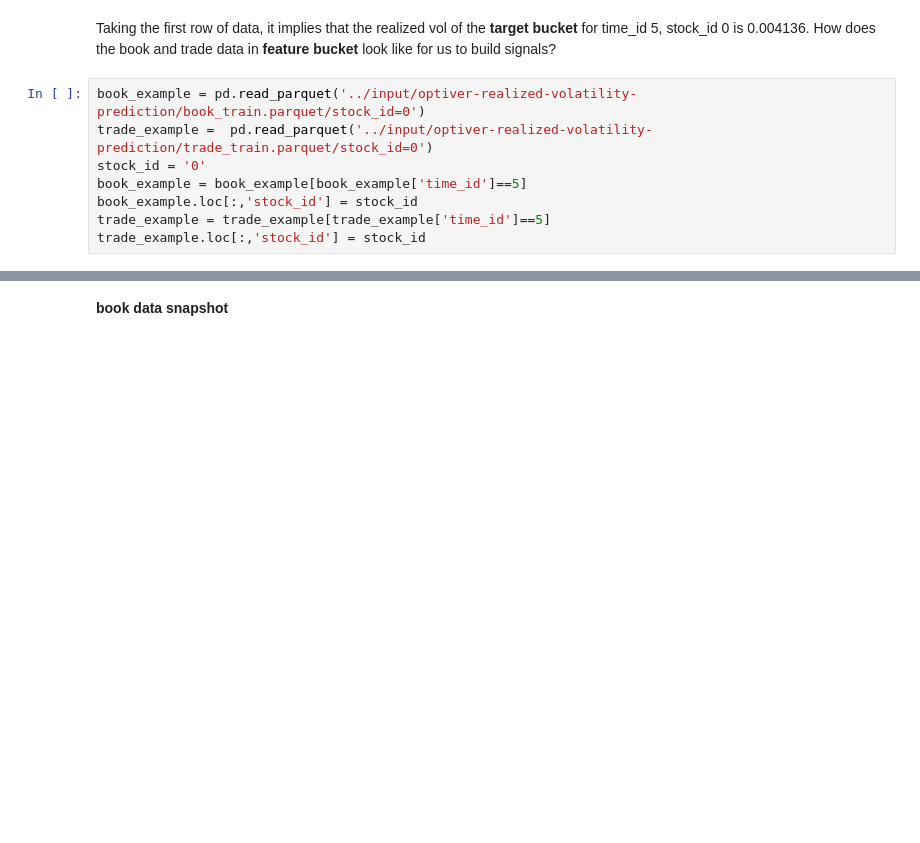
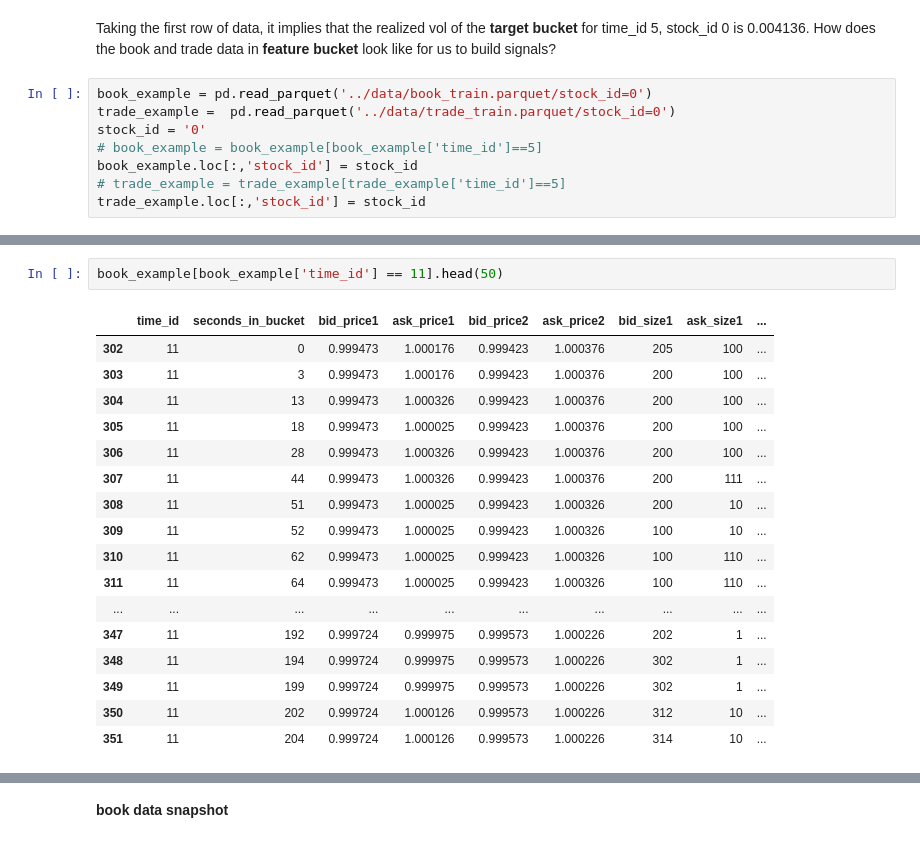
Before and after one commit to hsuehkuan-lu/volatility-prediction, a Jupyter notebook: notebook/introduction-to-financial-concepts-and-data.ipynb, the cells around one changed output, grey strips where cells are left out. Saved outputs shown, nothing was run; the diff lists cells and outputs as text; blank space fills up the shorter version.

```diff
--- a/notebook/introduction-to-financial-concepts-and-data.ipynb
+++ b/notebook/introduction-to-financial-concepts-and-data.ipynb
@@ -113,10 +121,10 @@ train.head()
 # %% [markdown]
 Taking the first row of data, it implies that the realized vol of the **target bucket** for time_id 5, stock_id 0 is 0.004136. How does the book and trade data in **feature bucket** look like for us to build signals?
 # %%
-book_example = pd.read_parquet('../input/optiver-realized-volatility-prediction/book_train.parquet/stock_id=0')
-trade_example =  pd.read_parquet('../input/optiver-realized-volatility-prediction/trade_train.parquet/stock_id=0')
+book_example = pd.read_parquet('../data/book_train.parquet/stock_id=0')
+trade_example =  pd.read_parquet('../data/trade_train.parquet/stock_id=0')
 stock_id = '0'
-book_example = book_example[book_example['time_id']==5]
+# book_example = book_example[book_example['time_id']==5]
 book_example.loc[:,'stock_id'] = stock_id
-trade_example = trade_example[trade_example['time_id']==5]
+# trade_example = trade_example[trade_example['time_id']==5]
 trade_example.loc[:,'stock_id'] = stock_id
@@ -122,0 +143,20 @@ trade_example.loc[:,'stock_id'] = stock_id
+# %%
+book_example[book_example['time_id'] == 11].head(50)
+# %% [output]
+|  | time_id | seconds_in_bucket | bid_price1 | ask_price1 | bid_price2 | ask_price2 | bid_size1 | ask_size1 | ... |
+| 302 | 11 | 0 | 0.999473 | 1.000176 | 0.999423 | 1.000376 | 205 | 100 | ... |
+| 303 | 11 | 3 | 0.999473 | 1.000176 | 0.999423 | 1.000376 | 200 | 100 | ... |
+| 304 | 11 | 13 | 0.999473 | 1.000326 | 0.999423 | 1.000376 | 200 | 100 | ... |
+| 305 | 11 | 18 | 0.999473 | 1.000025 | 0.999423 | 1.000376 | 200 | 100 | ... |
+| 306 | 11 | 28 | 0.999473 | 1.000326 | 0.999423 | 1.000376 | 200 | 100 | ... |
+| 307 | 11 | 44 | 0.999473 | 1.000326 | 0.999423 | 1.000376 | 200 | 111 | ... |
+| 308 | 11 | 51 | 0.999473 | 1.000025 | 0.999423 | 1.000326 | 200 | 10 | ... |
+| 309 | 11 | 52 | 0.999473 | 1.000025 | 0.999423 | 1.000326 | 100 | 10 | ... |
+| 310 | 11 | 62 | 0.999473 | 1.000025 | 0.999423 | 1.000326 | 100 | 110 | ... |
+| 311 | 11 | 64 | 0.999473 | 1.000025 | 0.999423 | 1.000326 | 100 | 110 | ... |
+| ... | ... | ... | ... | ... | ... | ... | ... | ... | ... |
+| 347 | 11 | 192 | 0.999724 | 0.999975 | 0.999573 | 1.000226 | 202 | 1 | ... |
+| 348 | 11 | 194 | 0.999724 | 0.999975 | 0.999573 | 1.000226 | 302 | 1 | ... |
+| 349 | 11 | 199 | 0.999724 | 0.999975 | 0.999573 | 1.000226 | 302 | 1 | ... |
+| 350 | 11 | 202 | 0.999724 | 1.000126 | 0.999573 | 1.000226 | 312 | 10 | ... |
+| 351 | 11 | 204 | 0.999724 | 1.000126 | 0.999573 | 1.000226 | 314 | 10 | ... |
```
Also changed, not shown: parts of 21 cells of this notebook, 3 other files.
